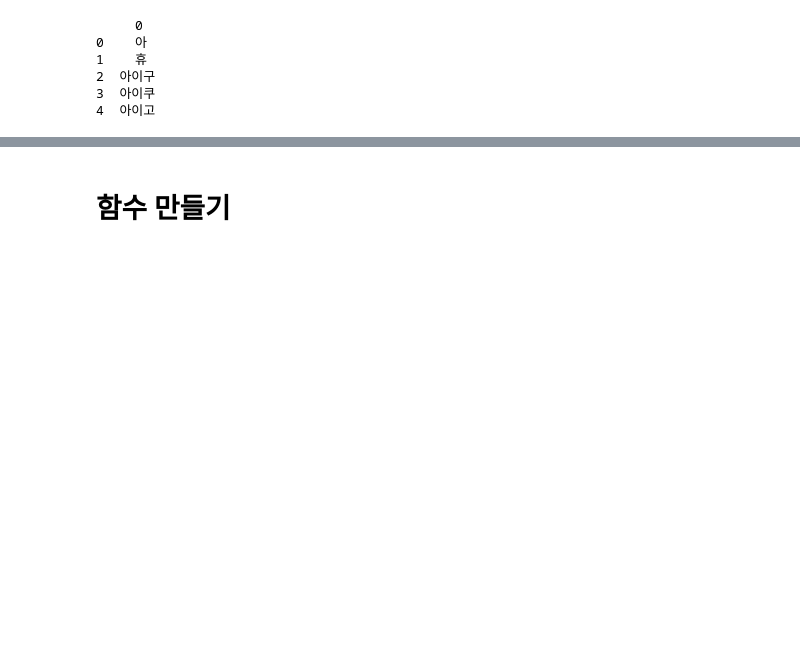
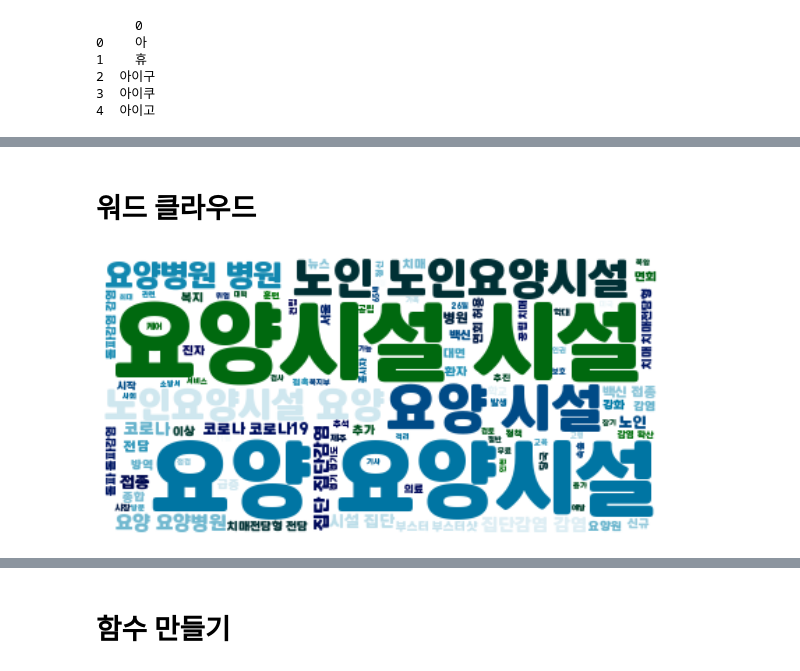
Before and after one commit to 2021-SSF/WeCare_BigData, a Jupyter notebook: google_crawl.ipynb, the cells around one changed output, grey strips where cells are left out. Cells and saved outputs as stored; diff of their text form; code cells hidden in the pictures; blank space fills up the shorter version.

```diff
--- a/google_crawl.ipynb
+++ b/google_crawl.ipynb
@@ -130,15 +120,3 @@ import nltk
 from konlpy.tag import Okt
 from konlpy.tag import Kkma
 from nltk.tokenize import word_tokenize
-# %%
-data = pd.read_csv("data/google_crawl/2021-11-11_요양시설_goole.csv")
-nounsList = []
-kkma = Kkma()
-for i in range(len(data)):
-    titleNoun = kkma.nouns(data.loc[i, "title"])
-    articleNoun = kkma.nouns(data.loc[i, "article"])
-    nounsList.append(titleNoun)
-    nounsList.append(articleNoun)
-# 이중리스트 풀기
-nounsList = [y for x in nounsList for y in x]
-nounsString = ' '.join(nounsList)
@@ -216,0 +195,30 @@ AttributeError: 'Text' object has no attribute 'keys'
+# %% [markdown]
+# 워드 클라우드
+# %%
+data2 = pd.read_csv("data/google_crawl/2021-11-11_요양원_goole.csv")
+nounsList = []
+kkma = Kkma()
+for i in range(len(data)):
+    titleNoun = kkma.nouns(data.loc[i, "title"])
+    #articleNoun = kkma.nouns(data.loc[i, "article"])
+    nounsList.append(titleNoun)
+    #nounsList.append(articleNoun)
+# 이중리스트 풀기
+nounsList = [y for x in nounsList for y in x]
+nounsList = [noun for noun in nounsList if (len(noun) >= 2) and noun.isdigit()==False ]
+nounsString = ' '.join(nounsList)
+# %%
+# 팀원 간 폰트 결정
+# myfontpath = "./data/font/NanumMyeongjo.ttf"
+myfontpath = "./font/a프로젝트.ttf"
+plt.figure(figsize=(10,6))
+wc = WordCloud(font_path = myfontpath, background_color="white",
+               contour_width=5, contour_color="royalblue",
+               colormap = 'ocean')
+wc.generate(nounsString)
+wc.to_file('output/goole_wordcloud.png')
+plt.imshow(wc, interpolation='bilinear')
+plt.axis("off")
+plt.show()
+# %% [output]
+[figure, added]
```
Also changed, not shown: parts of 23 cells of this notebook, 4 other files.
